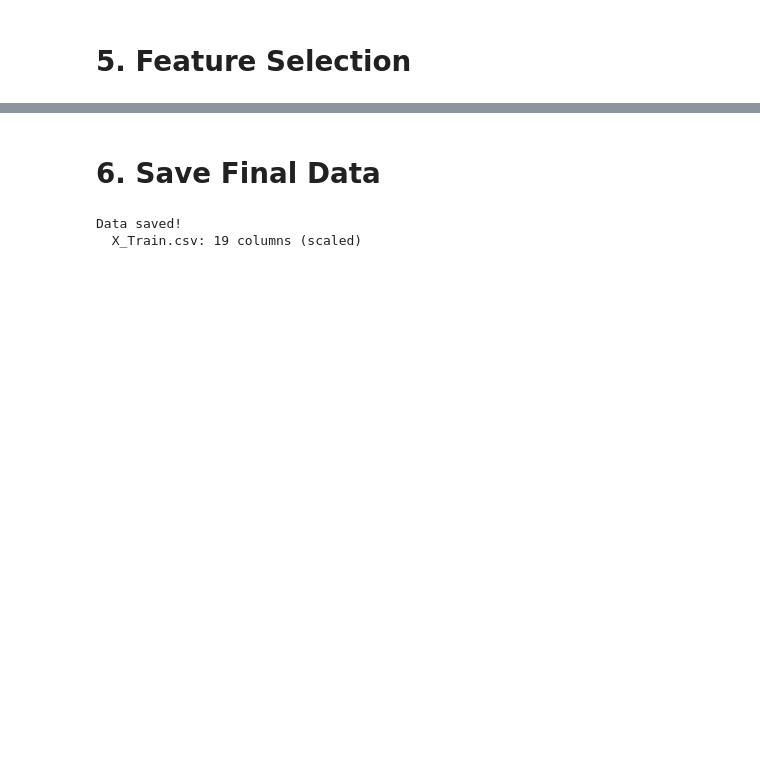
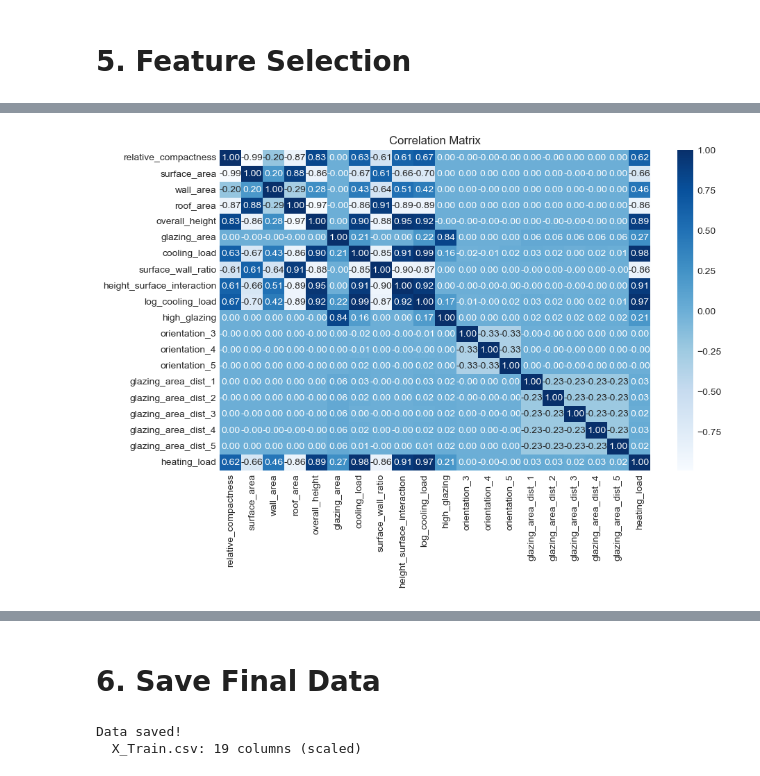
Before and after one commit to MTSU-DATA4950-Capstone-Spring2026/Team3-R4BuildingEnergyEfficiency, a Jupyter notebook: notebooks/Team03_03_feature_engineering.ipynb, the cells around one changed output, grey strips where cells are left out. Saved outputs shown, nothing was run; the diff lists cells and outputs as text; code cells hidden in the pictures; blank space fills up the shorter version.

Commit message:
Step 4
Scaling complete, just finishing up step 5 and conclusions

```diff
--- a/notebooks/Team03_03_feature_engineering.ipynb
+++ b/notebooks/Team03_03_feature_engineering.ipynb
@@ -181,3 +181,8 @@ X_train shape: (768, 19)
 X_test shape: (154, 19)
 # %% [markdown]
 # 4 Scale Numerical Freatures
+# %%
+scale_cols=['relative_compactness', 'surface_area', 'wall_area', 'roof_area',
+            'overall_height', 'glazing_area','cooling_load','log_cooling_load',
+            'height_surface_interaction','surface_wall_ratio']
+print(f'Columns to scale ({len(scale_cols)}): {scale_cols}')
@@ -183,0 +191,25 @@ X_test shape: (154, 19)
+# %%
+from sklearn.preprocessing import StandardScaler, MinMaxScaler, RobustScaler
+
+
+#robust = RobustScaler()
+#X_train[scale_cols] = robust.fit_transform(X_train[scale_cols])
+#X_test[scale_cols] = robust.fit_transform(X_test[scale_cols])
+#print('Scaling complete')
+#print(f'\n Sample mean for RobustScaler:')
+#print(X_train[scale_cols].mean().round(4).head())
+#print(f'\n Sample stds for RobustScaler:')
+#print(X_train[scale_cols].std().round(4).head())
+
+scaler = StandardScaler()
+
+X_train[scale_cols] = scaler.fit_transform(X_train[scale_cols])
+X_test[scale_cols] = scaler.fit_transform(X_test[scale_cols])
+
+print('Scaling complete')
+print(f'\n Sample mean for StandardScaler:')
+print(X_train[scale_cols].mean().round(4).head())
+print(f'\n Sample stds for StandardScaler:')
+print(X_train[scale_cols].std().round(4).head())
+
+#Standard looks to be better, so we'll use it. Could also try MinMax, but not sure it fits our usecase.
@@ -184,2 +234,5 @@ X_test shape: (154, 19)
 # %% [markdown]
 # 5. Feature Selection
+# %%
+correlation_matrix = pd.concat([X_train,y_train],axis=1).corr()
+correlation_matrix
@@ -185,0 +257,7 @@ X_test shape: (154, 19)
+# %%
+plt.figure(figsize=(10,6))
+sns.heatmap(correlation_matrix, annot=True, fmt='.2f', cmap='Blues')
+plt.title("Correlation Matrix")
+plt.show()
+# %% [output]
+[figure, added]
```
Also changed, not shown: parts of 9 cells of this notebook.
